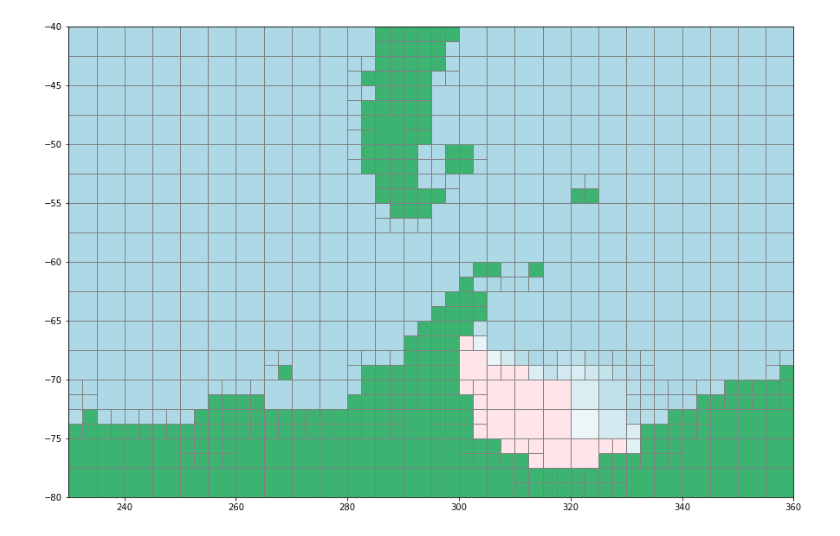
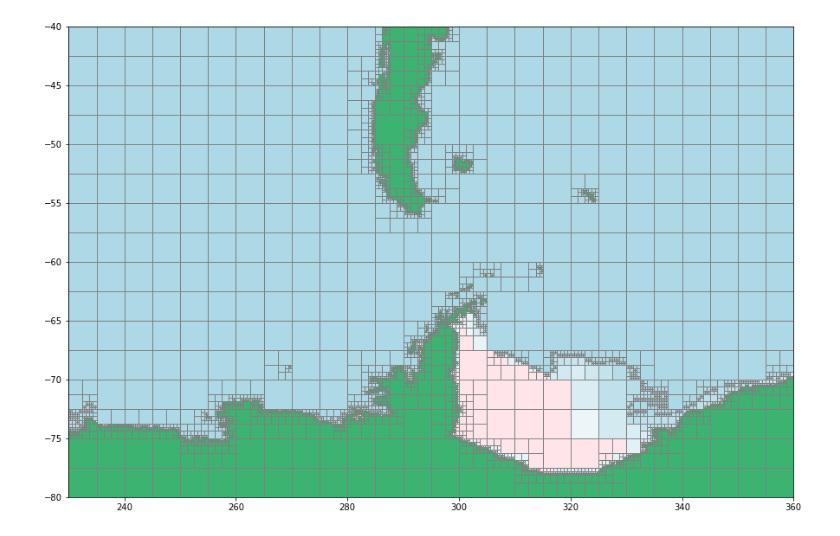
Before and after one commit to antarctica/PolarRoute, a Jupyter notebook: Examples/PathSmoothing/MultiWaypoint.ipynb, the cells around one changed output. Cells and saved outputs as stored; diff of their text form; code cells hidden in the pictures.

```diff
--- a/Examples/PathSmoothing/MultiWaypoint.ipynb
+++ b/Examples/PathSmoothing/MultiWaypoint.ipynb
@@ -22,14 +22,14 @@ OptInfo['VehicleInfo']['Unit']  = 'km/hr'
 # %%
 icePoints     = LoadIcePoints('../../Data/bsose_i122_2013to2017_1day_SeaIceArea.nc',OptInfo['Start Time'],OptInfo['End Time'])
 currentPoints = LoadCurrentPoints('../../Data/SOSE_surface_velocity_6yearMean_2005-2010.nc')
 
 cellGrid = CellGrid(X[0],X[1],Y[0],Y[1],d[0],d[1])
 cellGrid.addIcePoints(icePoints)
 cellGrid.addCurrentPoints(currentPoints)
-cellGrid.recursiveSplit(1)
+cellGrid.recursiveSplit(4)
 Plot.Mesh(cellGrid)
 # %% [output]
-[figure, old version]
+[figure, new version]
 # %%
 TT = TravelTime(cellGrid,OptInfo)
 Paths = TT.Paths(source_waypoints=['Palmer'],verbrose=True)#,end_waypoints=['NorthPeninsula'])
```
Also changed, not shown: parts of 8 cells of this notebook, 10 other files.
